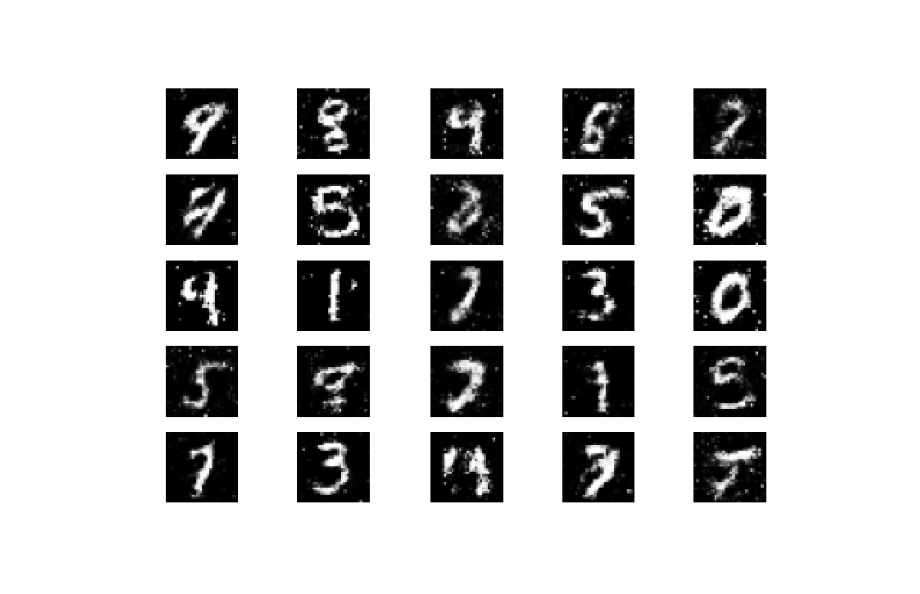
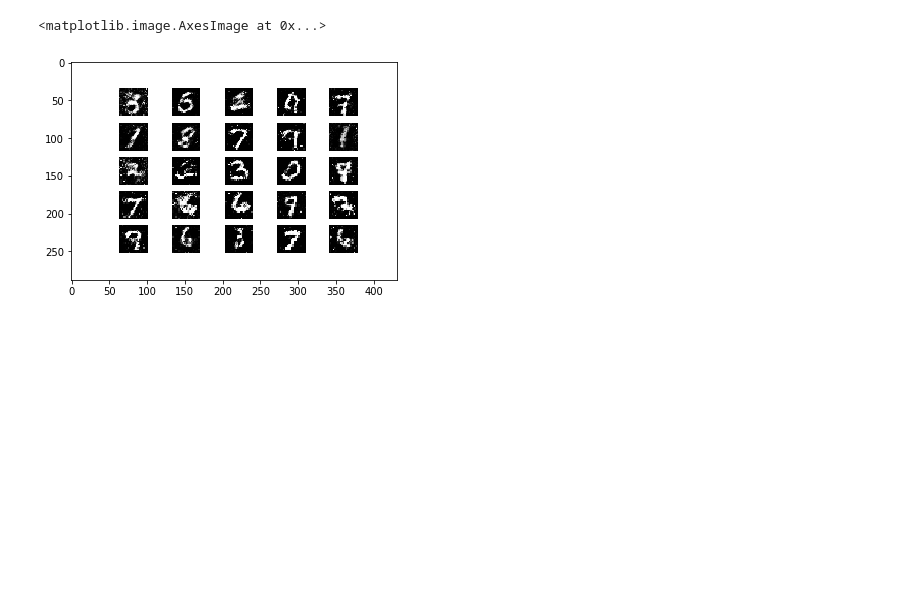
Before and after one commit to Nickel777/ITSP200, a Jupyter notebook: TF2_0_GAN.ipynb, the cells around one changed output. Cells and saved outputs as stored; diff of their text form; code cells hidden in the pictures; blank space fills up the shorter version.

```diff
--- a/TF2_0_GAN.ipynb
+++ b/TF2_0_GAN.ipynb
@@ -265,8 +249,8 @@ plot_image(a)
 # %%
 a = imread('gan_images/5000.png')
-# plt.imshow(a)
-plot_image(a)
+plt.imshow(a)
 # %% [output]
+<matplotlib.image.AxesImage at 0x...>
-[figure, old version]
+[figure, new version]
 # %%
 a = imread('gan_images/10000.png')
```
Also changed, not shown: parts of 11 cells of this notebook.
